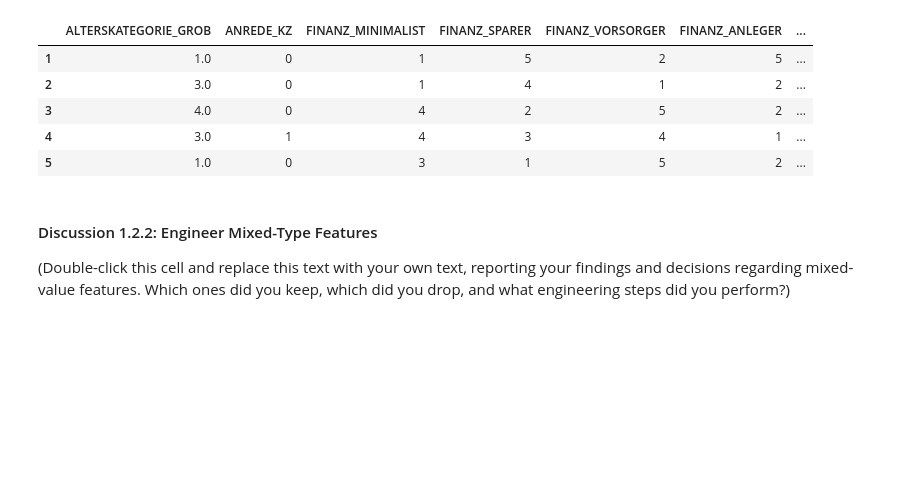
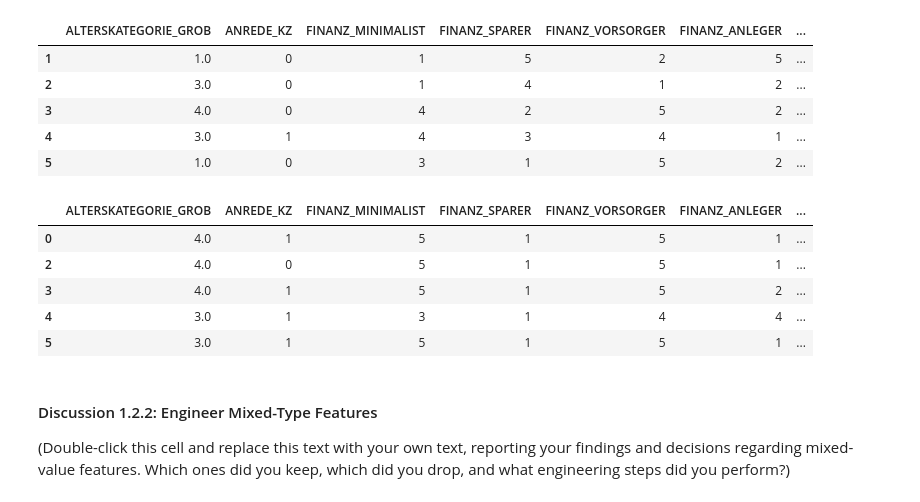
Before and after one commit to EssaAlsharif/Identify-Customer-Segments, a Jupyter notebook: Identify_Customer_Segments.ipynb, the cells around one changed output. Cells and saved outputs as stored; diff of their text form; code cells hidden in the pictures; blank space fills up the shorter version.

```diff
--- a/Identify_Customer_Segments.ipynb
+++ b/Identify_Customer_Segments.ipynb
@@ -903,6 +1034,7 @@ XX: unknown (eliminated)
 # Investigate "CAMEO_INTL_2015" and engineer two new variables.
 
 dummies_df_row_few_missing_general_data["CAMEO_INTL_2015"] = pd.to_numeric(dummies_df_row_few_missing_general_data["CAMEO_INTL_2015"])
+dummies_df_row_few_missing_customer_data["CAMEO_INTL_2015"] = pd.to_numeric(dummies_df_row_few_missing_customer_data["CAMEO_INTL_2015"])
 
 CAMEO_INTL_2015_wealth = {11:1, 12:1, 13:1, 14:1, 15:1,
                           21:2, 22:2, 23:2, 24:2, 25:2,
@@ -918,11 +1050,18 @@ CAMEO_INTL_2015_life_stage = {11:1, 12:2, 13:3, 14:4, 15:5,
 # %%
 dummies_df_row_few_missing_general_data["CAMEO_INTL_2015_WEALTH"] = dummies_df_row_few_missing_general_data.CAMEO_INTL_2015
 dummies_df_row_few_missing_general_data["CAMEO_INTL_2015_LIFE_STAGE"] = dummies_df_row_few_missing_general_data.CAMEO_INTL_2015
+# %%
+dummies_df_row_few_missing_customer_data["CAMEO_INTL_2015_WEALTH"] = dummies_df_row_few_missing_customer_data.CAMEO_INTL_2015
+dummies_df_row_few_missing_customer_data["CAMEO_INTL_2015_LIFE_STAGE"] = dummies_df_row_few_missing_customer_data.CAMEO_INTL_2015
 # %%
 dummies_df_row_few_missing_general_data["CAMEO_INTL_2015_WEALTH"] = dummies_df_row_few_missing_general_data["CAMEO_INTL_2015_WEALTH"].replace(CAMEO_INTL_2015_wealth)
 dummies_df_row_few_missing_general_data["CAMEO_INTL_2015_LIFE_STAGE"] = dummies_df_row_few_missing_general_data["CAMEO_INTL_2015_LIFE_STAGE"].replace(CAMEO_INTL_2015_life_stage)
+# %%
+dummies_df_row_few_missing_customer_data["CAMEO_INTL_2015_WEALTH"] = dummies_df_row_few_missing_customer_data["CAMEO_INTL_2015_WEALTH"].replace(CAMEO_INTL_2015_wealth)
+dummies_df_row_few_missing_customer_data["CAMEO_INTL_2015_LIFE_STAGE"] = dummies_df_row_few_missing_customer_data["CAMEO_INTL_2015_LIFE_STAGE"].replace(CAMEO_INTL_2015_life_stage)
 # %%
 dummies_df_row_few_missing_general_data=dummies_df_row_few_missing_general_data.drop("CAMEO_INTL_2015", axis=1)
+dummies_df_row_few_missing_customer_data=dummies_df_row_few_missing_customer_data.drop("CAMEO_INTL_2015", axis=1)
 # %%
 dummies_df_row_few_missing_general_data.head(5)
 # %% [output]
@@ -932,6 +1071,15 @@ dummies_df_row_few_missing_general_data.head(5)
 | 3 | 4.0 | 0 | 4 | 2 | 5 | 2 | ... |
 | 4 | 3.0 | 1 | 4 | 3 | 4 | 1 | ... |
 | 5 | 1.0 | 0 | 3 | 1 | 5 | 2 | ... |
+# %%
+dummies_df_row_few_missing_customer_data.head(5)
+# %% [output]
+|  | ALTERSKATEGORIE_GROB | ANREDE_KZ | FINANZ_MINIMALIST | FINANZ_SPARER | FINANZ_VORSORGER | FINANZ_ANLEGER | ... |
+| 0 | 4.0 | 1 | 5 | 1 | 5 | 1 | ... |
+| 2 | 4.0 | 0 | 5 | 1 | 5 | 1 | ... |
+| 3 | 4.0 | 1 | 5 | 1 | 5 | 2 | ... |
+| 4 | 3.0 | 1 | 3 | 1 | 4 | 4 | ... |
+| 5 | 3.0 | 1 | 5 | 1 | 5 | 1 | ... |
 # %% [markdown]
 #### Discussion 1.2.2: Engineer Mixed-Type Features
 
```
Also changed, not shown: parts of 19 cells of this notebook.
